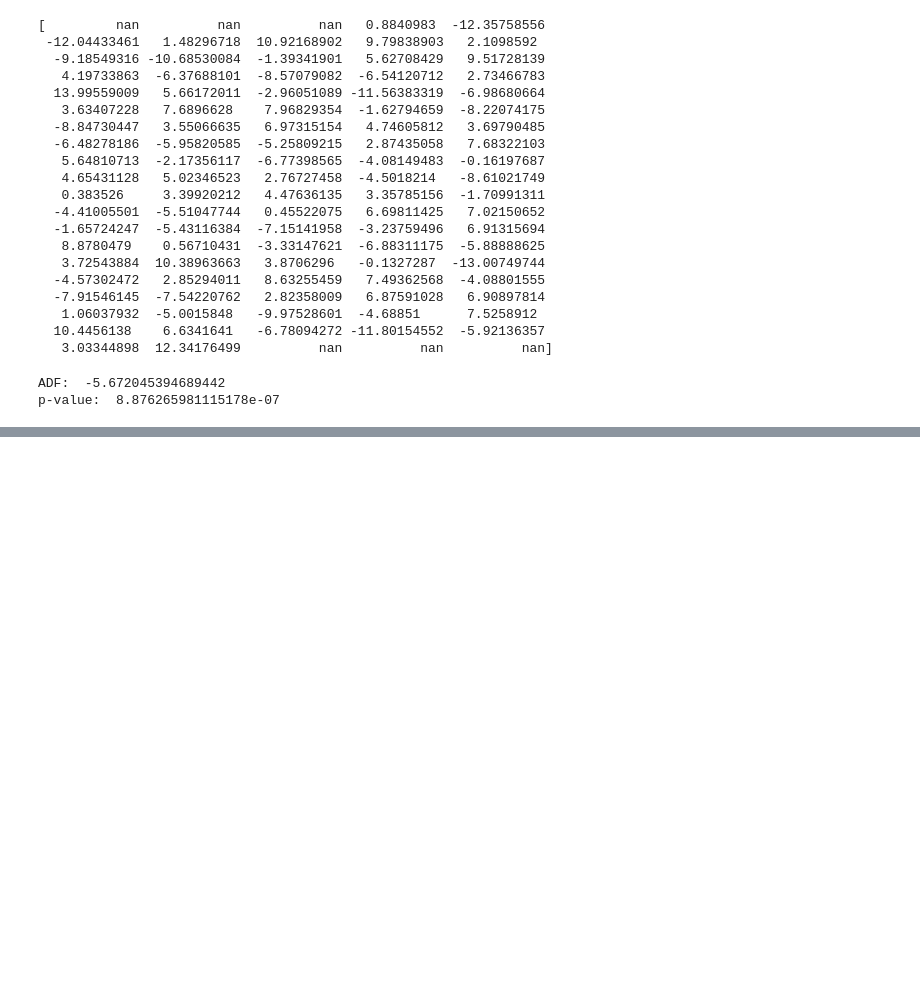
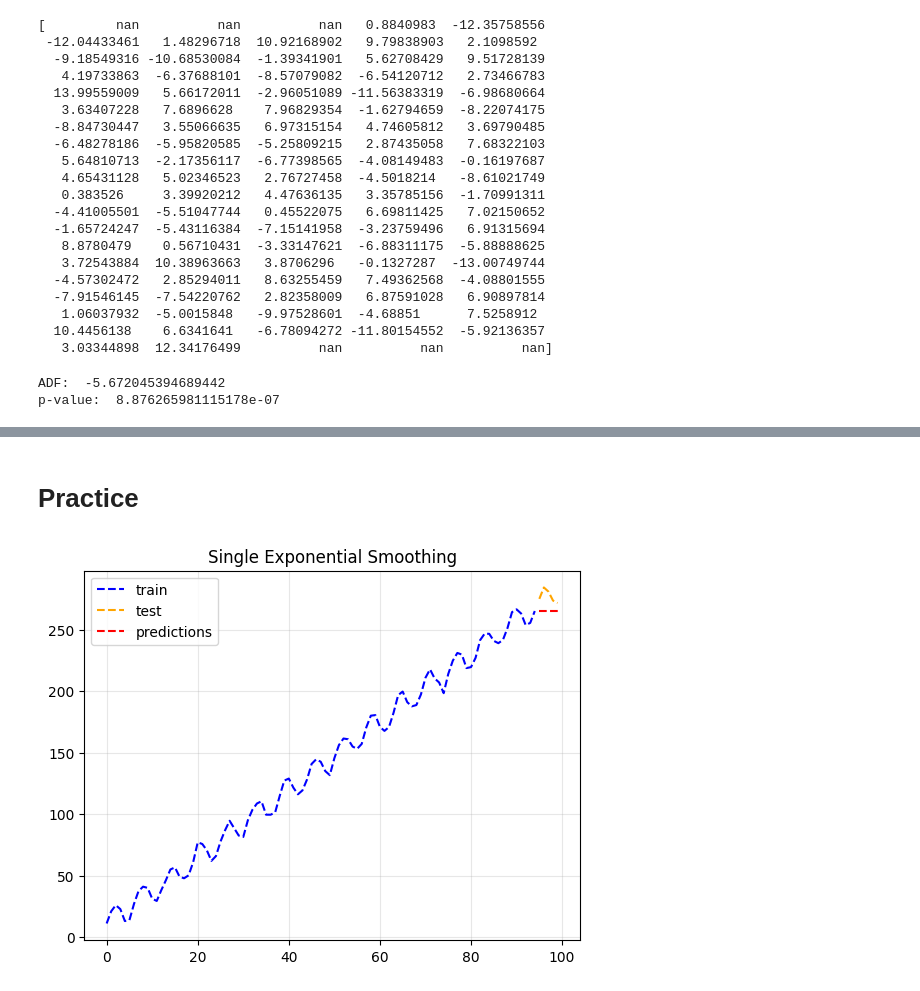
Before and after one commit to MKastek/time-series-notes, a Jupyter notebook: Time_series_anomaly_detection.ipynb, the cells around one changed output, grey strips where cells are left out. Cells and saved outputs as stored; diff of their text form; code cells hidden in the pictures; blank space fills up the shorter version.

```diff
--- a/Time_series_anomaly_detection.ipynb
+++ b/Time_series_anomaly_detection.ipynb
@@ -497,0 +559,31 @@ p-value:  8.876265981115178e-07
+# %% [markdown]
+# Practice
+# %%
+# reproducibility
+np.random.seed(42)
+
+# data
+time = np.arange(100)
+stationary = np.random.normal(loc=0, scale=1.0, size=len(time))
+# %%
+trend = (time * 2.75) + stationary
+seasonality = 10 + np.sin(time) * 10
+
+trend_seasonality = trend + seasonality + stationary
+# %%
+train = trend_seasonality[:-5]
+test = trend_seasonality[-5:]
+# %%
+from statsmodels.tsa.api import SimpleExpSmoothing
+
+single = SimpleExpSmoothing(train).fit(optimized=True)
+single_preds = single.forecast(len(test))
+# %%
+plt.plot(time[:-5], train, 'b--', label="train")
+plt.plot(time[-5:], test, color='orange', linestyle="--", label="test")
+plt.plot(time[-5:], single_preds, 'r--', label="predictions")
+plt.legend(loc='upper left')
+plt.title("Single Exponential Smoothing")
+plt.grid(alpha=0.3);
+# %% [output]
+[figure, added]
```
Also changed, not shown: parts of 47 cells of this notebook.
